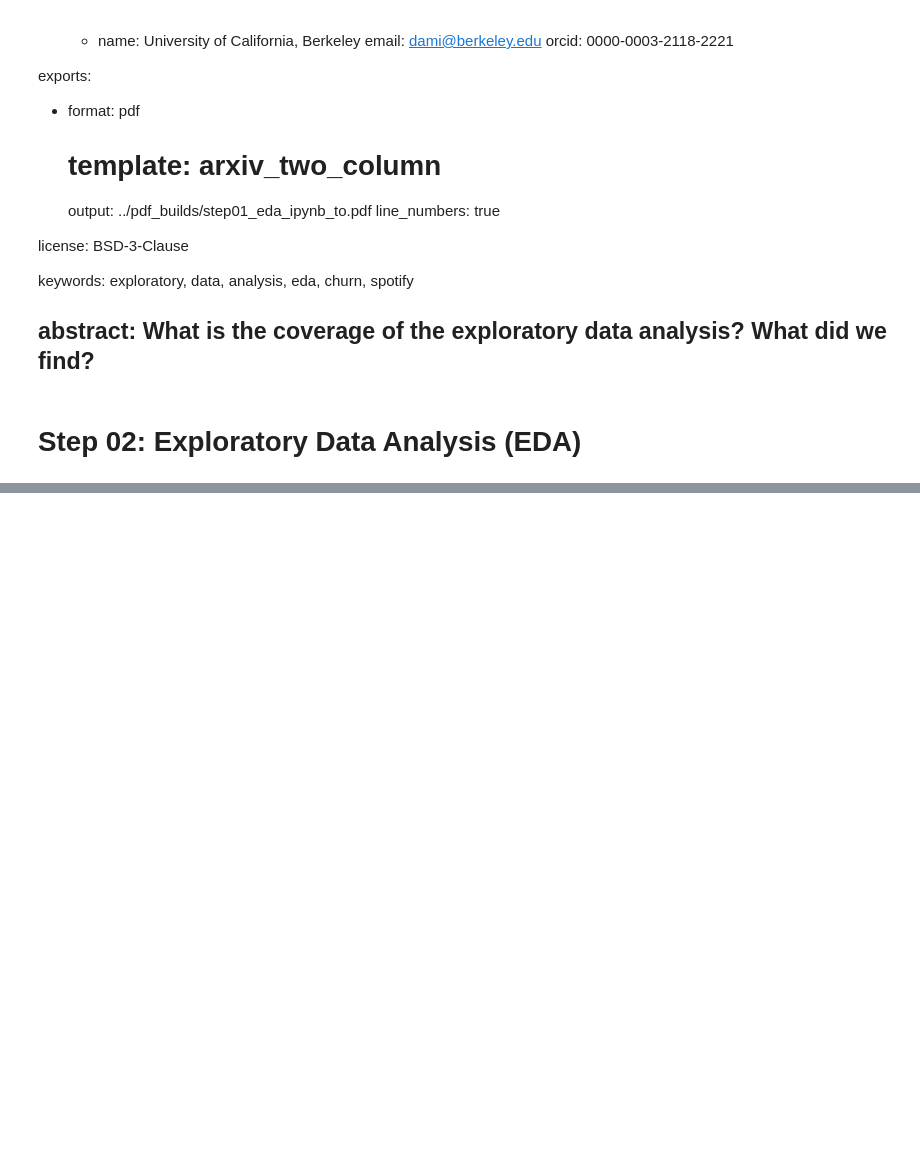
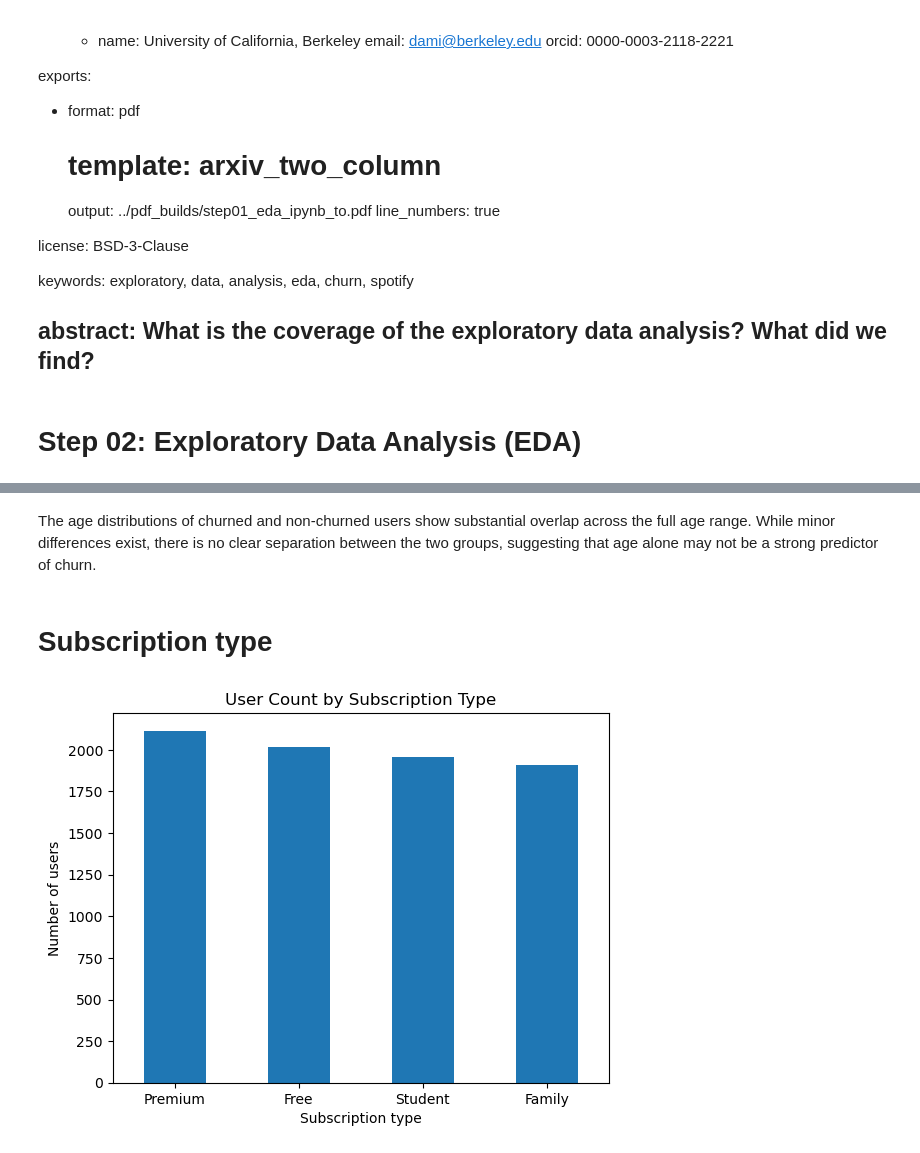
Before and after one commit to UCB-stat-159-f25/final-group08, a Jupyter notebook: notebooks/step02_eda.ipynb, the cells around one changed output, grey strips where cells are left out. Drawn from its saved outputs; the diff is of its cells as text; code cells hidden in the pictures; blank space fills up the shorter version.

```diff
--- a/notebooks/step02_eda.ipynb
+++ b/notebooks/step02_eda.ipynb
@@ -68,0 +137,13 @@ Q: ...
+# %% [markdown]
+The age distributions of churned and non-churned users show substantial overlap across the full age range. While minor differences exist, there is no clear separation between the two groups, suggesting that age alone may not be a strong predictor of churn.
+# %% [markdown]
+# Subscription type
+# %%
+df["subscription_type"].value_counts().plot(kind="bar")
+plt.xlabel("Subscription type")
+plt.ylabel("Number of users")
+plt.title("User Count by Subscription Type")
+plt.xticks(rotation=0)
+plt.show()
+# %% [output]
+[figure, added]
```
Also changed, not shown: parts of 29 cells of this notebook.
